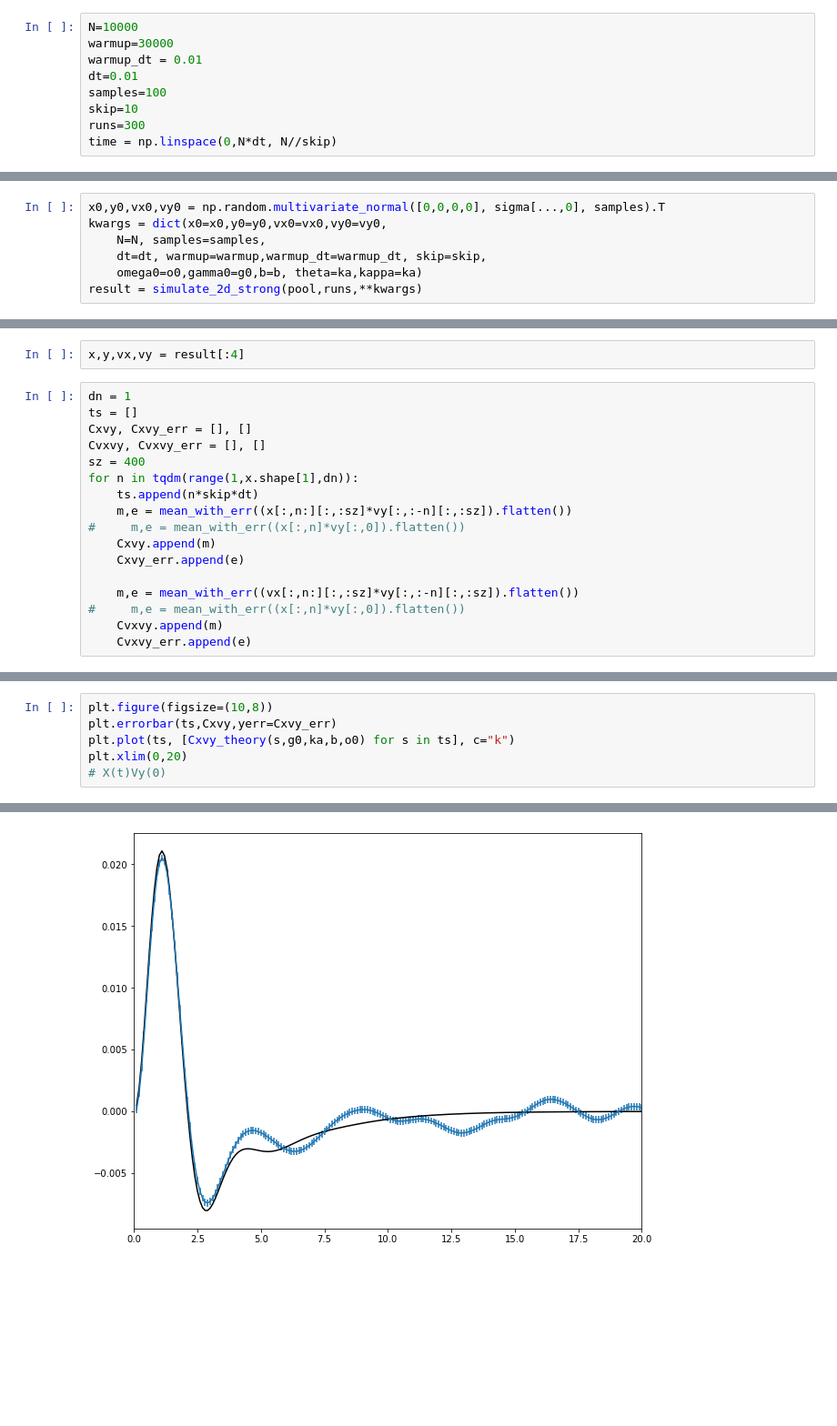
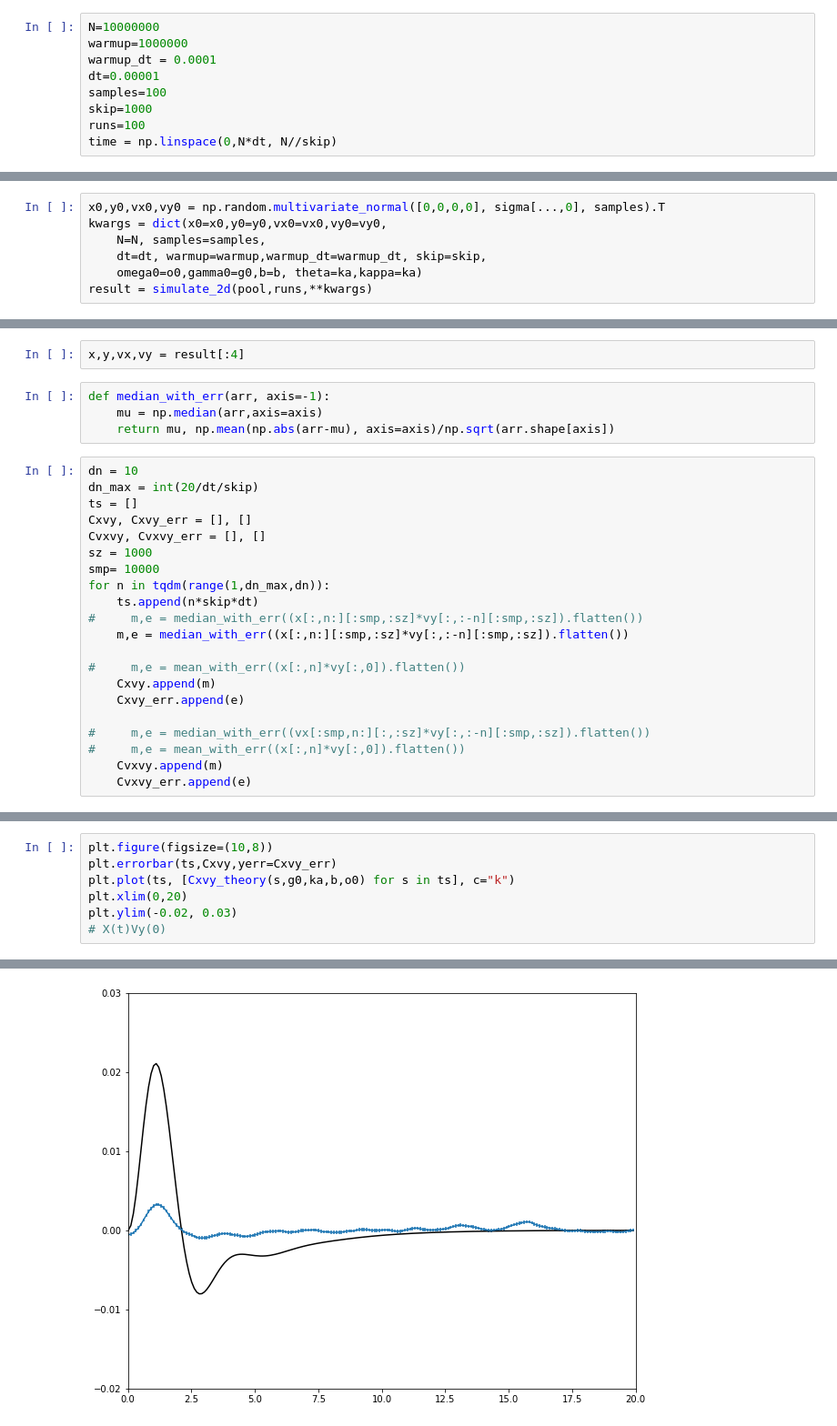
Before and after one commit to ashmat98/nsolve-sde, a Jupyter notebook: 2d check theory harmonic equilibrium single run.ipynb, the cells around one changed output, grey strips where cells are left out. Shown at 91% size. Saved outputs shown, nothing was run; the diff lists cells and outputs as text; blank space fills up the shorter version.

```diff
--- a/2d check theory harmonic equilibrium single run.ipynb
+++ b/2d check theory harmonic equilibrium single run.ipynb
@@ -14,13 +14,13 @@ o0 = 1.0
 # %%
 R,S,H = (1/o0**2,1,0)
 # %%
-N=10000
-warmup=30000
-warmup_dt = 0.01
-dt=0.01
+N=10000000
+warmup=1000000
+warmup_dt = 0.0001
+dt=0.00001
 samples=100
-skip=10
-runs=300
+skip=1000
+runs=100
 time = np.linspace(0,N*dt, N//skip)
 # %%
 print("warmup required: ",np.max(1/np.real(rootsPolyOmega(g0,ka,b,o0)))/warmup_dt)
@@ -41,7 +41,7 @@ kwargs = dict(x0=x0,y0=y0,vx0=vx0,vy0=vy0,
     N=N, samples=samples,
     dt=dt, warmup=warmup,warmup_dt=warmup_dt, skip=skip,
     omega0=o0,gamma0=g0,b=b, theta=ka,kappa=ka)
-result = simulate_2d_strong(pool,runs,**kwargs)
+result = simulate_2d(pool,runs,**kwargs)
 # %%
 result = np.array(result); result.shape
 # %% [output]
@@ -143,19 +145,27 @@ result.shape
 # %%
 x,y,vx,vy = result[:4]
+# %%
+def median_with_err(arr, axis=-1):
+    mu = np.median(arr,axis=axis)
+    return mu, np.mean(np.abs(arr-mu), axis=axis)/np.sqrt(arr.shape[axis])
 # %%
-dn = 1
+dn = 10
+dn_max = int(20/dt/skip)
 ts = []
 Cxvy, Cxvy_err = [], []
 Cvxvy, Cvxvy_err = [], []
-sz = 400
-for n in tqdm(range(1,x.shape[1],dn)):
+sz = 1000
+smp= 10000
+for n in tqdm(range(1,dn_max,dn)):
     ts.append(n*skip*dt)
-    m,e = mean_with_err((x[:,n:][:,:sz]*vy[:,:-n][:,:sz]).flatten())
+#     m,e = median_with_err((x[:,n:][:smp,:sz]*vy[:,:-n][:smp,:sz]).flatten())
+    m,e = median_with_err((x[:,n:][:smp,:sz]*vy[:,:-n][:smp,:sz]).flatten())
+
 #     m,e = mean_with_err((x[:,n]*vy[:,0]).flatten())
     Cxvy.append(m)
     Cxvy_err.append(e)
 
-    m,e = mean_with_err((vx[:,n:][:,:sz]*vy[:,:-n][:,:sz]).flatten())
+#     m,e = median_with_err((vx[:smp,n:][:,:sz]*vy[:,:-n][:smp,:sz]).flatten())
 #     m,e = mean_with_err((x[:,n]*vy[:,0]).flatten())
     Cvxvy.append(m)
     Cvxvy_err.append(e)
@@ -168,5 +174,6 @@ plt.figure(figsize=(10,8))
 plt.errorbar(ts,Cxvy,yerr=Cxvy_err)
 plt.plot(ts, [Cxvy_theory(s,g0,ka,b,o0) for s in ts], c="k")
 plt.xlim(0,20)
+plt.ylim(-0.02, 0.03)
 # X(t)Vy(0)
 # %% [output]
@@ -174,4 +181,4 @@ plt.xlim(0,20)
-[figure, old version]
+[figure, new version]
 # %%
 plt.figure(figsize=(10,8))
 plt.errorbar(ts,Cvxvy,yerr=Cxvy_err)
```
Also changed, not shown: parts of 18 cells of this notebook.
